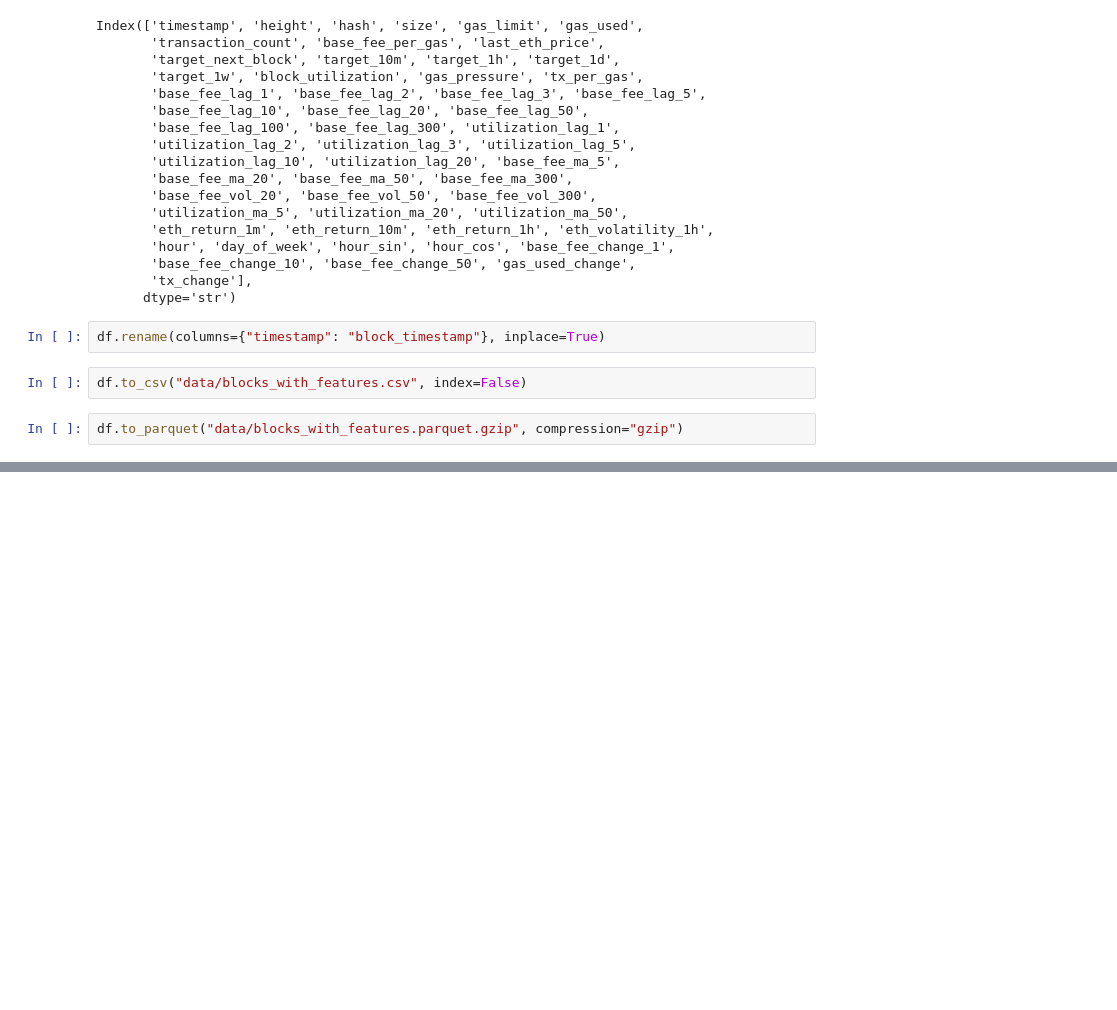
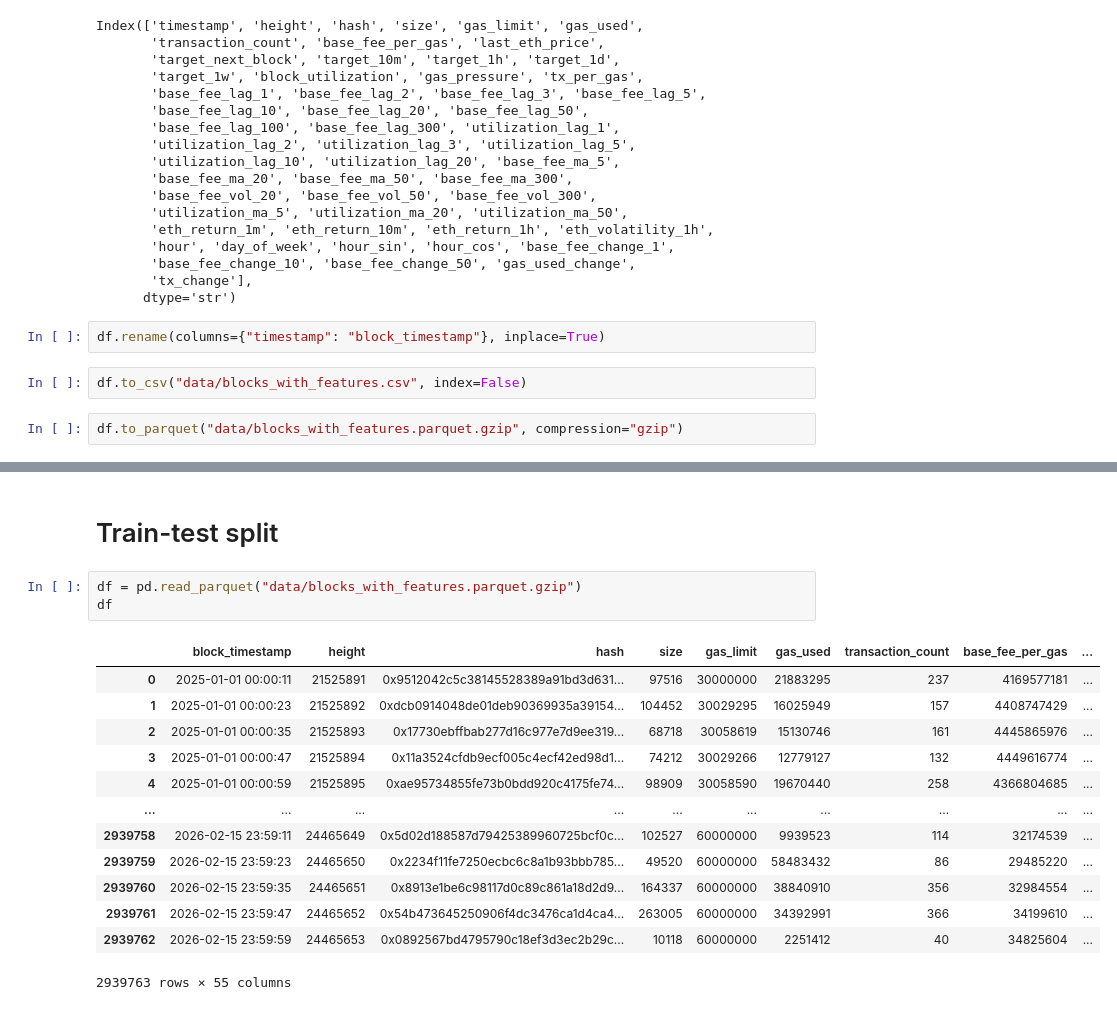
Before and after one commit to dizpatcher/ethereum-fee, a Jupyter notebook: notebooks/data_collection.ipynb, the cells around one changed output, grey strips where cells are left out. Saved outputs shown, nothing was run; the diff lists cells and outputs as text; blank space fills up the shorter version.

```diff
--- a/notebooks/data_collection.ipynb
+++ b/notebooks/data_collection.ipynb
@@ -626,0 +635,19 @@ print(f'Размер сжатого файла: {file_size_mb:.2f} МБ')
+# %% [markdown]
+# Train-test split
+# %%
+df = pd.read_parquet("data/blocks_with_features.parquet.gzip")
+df
+# %% [output]
+|  | block_timestamp | height | hash | size | gas_limit | gas_used | transaction_count | base_fee_per_gas | ... |
+| 0 | 2025-01-01 00:00:11 | 21525891 | 0x9512042c5c38145528389a91bd3d631... | 97516 | 30000000 | 21883295 | 237 | 4169577181 | ... |
+| 1 | 2025-01-01 00:00:23 | 21525892 | 0xdcb0914048de01deb90369935a39154... | 104452 | 30029295 | 16025949 | 157 | 4408747429 | ... |
+| 2 | 2025-01-01 00:00:35 | 21525893 | 0x17730ebffbab277d16c977e7d9ee319... | 68718 | 30058619 | 15130746 | 161 | 4445865976 | ... |
+| 3 | 2025-01-01 00:00:47 | 21525894 | 0x11a3524cfdb9ecf005c4ecf42ed98d1... | 74212 | 30029266 | 12779127 | 132 | 4449616774 | ... |
+| 4 | 2025-01-01 00:00:59 | 21525895 | 0xae95734855fe73b0bdd920c4175fe74... | 98909 | 30058590 | 19670440 | 258 | 4366804685 | ... |
+| ... | ... | ... | ... | ... | ... | ... | ... | ... | ... |
+| 2939758 | 2026-02-15 23:59:11 | 24465649 | 0x5d02d188587d79425389960725bcf0c... | 102527 | 60000000 | 9939523 | 114 | 32174539 | ... |
+| 2939759 | 2026-02-15 23:59:23 | 24465650 | 0x2234f11fe7250ecbc6c8a1b93bbb785... | 49520 | 60000000 | 58483432 | 86 | 29485220 | ... |
+| 2939760 | 2026-02-15 23:59:35 | 24465651 | 0x8913e1be6c98117d0c89c861a18d2d9... | 164337 | 60000000 | 38840910 | 356 | 32984554 | ... |
+| 2939761 | 2026-02-15 23:59:47 | 24465652 | 0x54b473645250906f4dc3476ca1d4ca4... | 263005 | 60000000 | 34392991 | 366 | 34199610 | ... |
+| 2939762 | 2026-02-15 23:59:59 | 24465653 | 0x0892567bd4795790c18ef3d3ec2b29c... | 10118 | 60000000 | 2251412 | 40 | 34825604 | ... |
+2939763 rows × 55 columns
```
Also changed, not shown: parts of 8 cells of this notebook.
